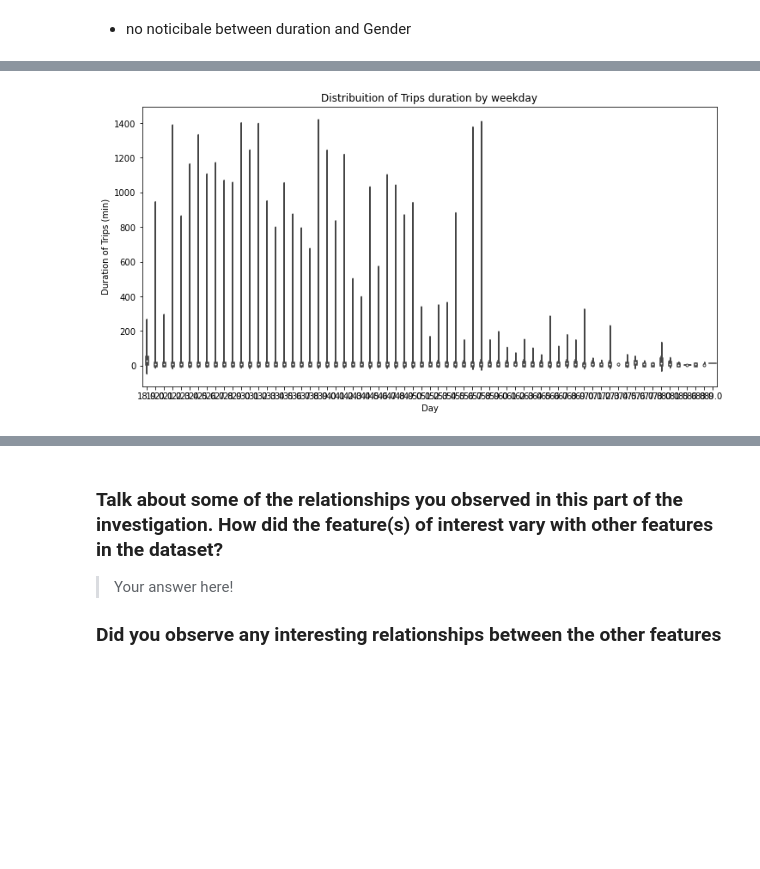
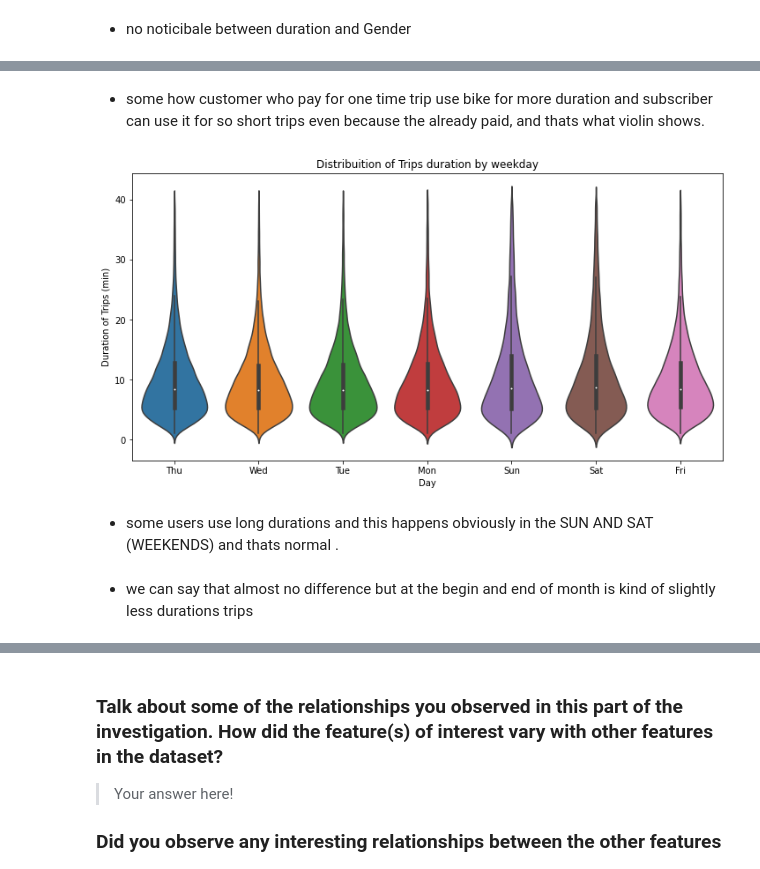
Before and after one commit to Theabdelkader/Communicate-Data-Findings-Ford-GoBike-System, a Jupyter notebook: exploration_template.ipynb, the cells around one changed output, grey strips where cells are left out. Drawn from its saved outputs; the diff is of its cells as text; code cells hidden in the pictures; blank space fills up the shorter version.

Commit message:
Distribuition of Trips duration by which hour while day

```diff
--- a/exploration_template.ipynb
+++ b/exploration_template.ipynb
@@ -512,2 +513,5 @@ fashion in the previous section (univariate exploration).
+# %%
+# create new df with duration max 40 mins as I tried many times and found that 40 mins is GREAT to show differences
+duration_min_lessthan_hour=  df[df.duration_min <= 40]
 # %%
 plt.figure(figsize=(12,6))
@@ -522,8 +534,12 @@ plt.ylabel('Duration of Trips (min)');
+# %% [markdown]
+- some how customer who pay for one time trip use bike for more duration and subscriber can use it for so short trips even because the already paid, and thats what violin shows.
 # %%
 plt.figure(figsize=(12,6))
-sb.violinplot(data = df, x = 'Age', y = 'duration_min');
+sb.violinplot(data = duration_min_lessthan_hour, x = 'start_Weak_day', y = 'duration_min');
 plt.title("Distribuition of Trips duration by weekday")
 plt.xlabel('Day');
 plt.ylabel('Duration of Trips (min)');
 # %% [output]
-[figure, old version]
+[figure, new version]
+# %% [markdown]
+- some users use long durations and this happens obviously in the SUN AND SAT (WEEKENDS) and thats normal .
@@ -530,3 +552,5 @@ plt.ylabel('Duration of Trips (min)');
+# %% [markdown]
+- we can say that almost no difference but at the begin and end of month is kind of slightly less durations trips
 # %%
 df.head()
 # %% [output]
```
Also changed, not shown: parts of 4 cells of this notebook.
